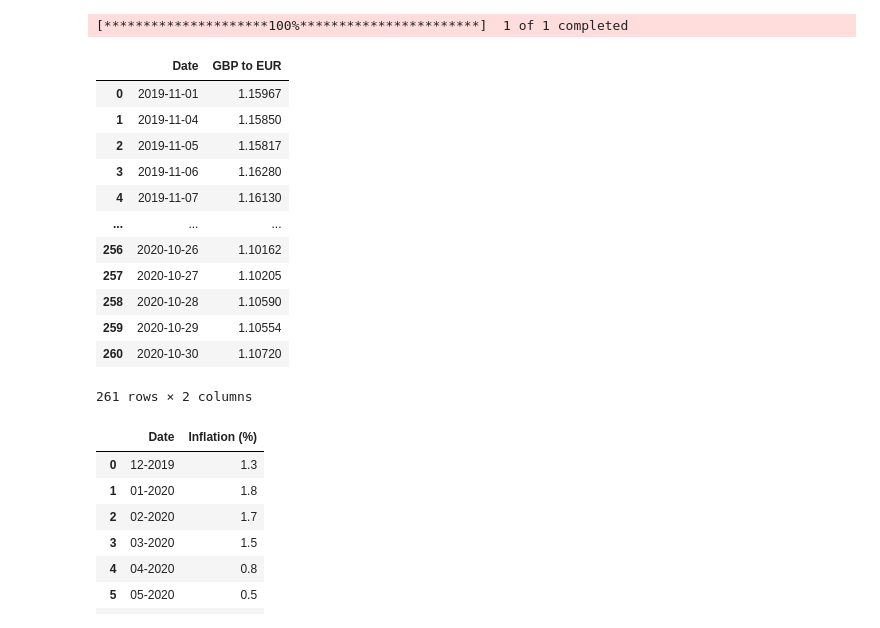
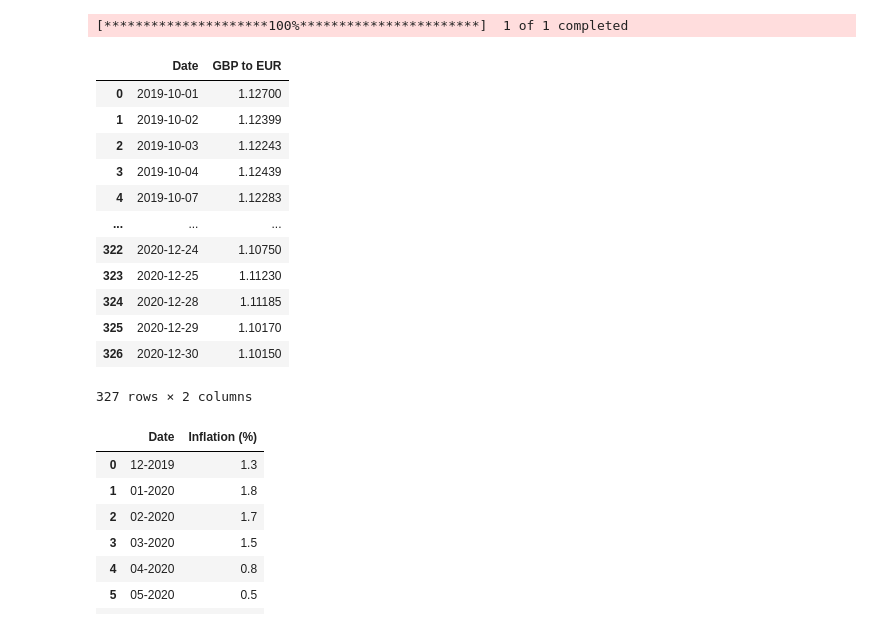
Before and after one commit to Data-Science-Pasta-Loca/ProyectoPastaLoca2, a Jupyter notebook: Cesc/exogenas_join.ipynb, the cells around one changed output. Cells and saved outputs as stored; diff of their text form; code cells hidden in the pictures.

```diff
--- a/Cesc/exogenas_join.ipynb
+++ b/Cesc/exogenas_join.ipynb
@@ -1,40 +1,40 @@
 # %%
 import yfinance as yf
 import pandas as pd
 import matplotlib.pyplot as plt
 
 # Define el símbolo del ticker para el par de divisas (GBP/EUR)
 ticker = 'GBPEUR=X'
 
 # Obtener datos históricos
-data = yf.download(ticker, start='2019-11-01', end='2020-10-31')
+data = yf.download(ticker, start='2019-10-01', end='2020-12-31')
 
 # Mantener solo la columna 'Close' (Cierre)
 exchange_rate = data[['Close']]
 
 # Restablecer el índice para que 'Date' (Fecha) sea una columna
 exchange_rate = exchange_rate.reset_index()
 
 # Renombrar las columnas a 'Date' (Fecha) y 'GBP to EUR' (GBP a EUR)
 exchange_rate.columns = ['Date', 'GBP to EUR']
 
 # Mostrar el DataFrame
 exchange_rate
 # %% [output]
 [*********************100%***********************]  1 of 1 completed
 |  | Date | GBP to EUR |
-| 0 | 2019-11-01 | 1.15967 |
-| 1 | 2019-11-04 | 1.15850 |
-| 2 | 2019-11-05 | 1.15817 |
-| 3 | 2019-11-06 | 1.16280 |
-| 4 | 2019-11-07 | 1.16130 |
+| 0 | 2019-10-01 | 1.12700 |
+| 1 | 2019-10-02 | 1.12399 |
+| 2 | 2019-10-03 | 1.12243 |
+| 3 | 2019-10-04 | 1.12439 |
+| 4 | 2019-10-07 | 1.12283 |
 | ... | ... | ... |
-| 256 | 2020-10-26 | 1.10162 |
-| 257 | 2020-10-27 | 1.10205 |
-| 258 | 2020-10-28 | 1.10590 |
-| 259 | 2020-10-29 | 1.10554 |
-| 260 | 2020-10-30 | 1.10720 |
+| 322 | 2020-12-24 | 1.10750 |
+| 323 | 2020-12-25 | 1.11230 |
+| 324 | 2020-12-28 | 1.11185 |
+| 325 | 2020-12-29 | 1.10170 |
+| 326 | 2020-12-30 | 1.10150 |
-261 rows × 2 columns
+327 rows × 2 columns
 # %%
 import pandas as pd
 
```
Also changed, not shown: parts of 7 cells of this notebook, 4 other files.
